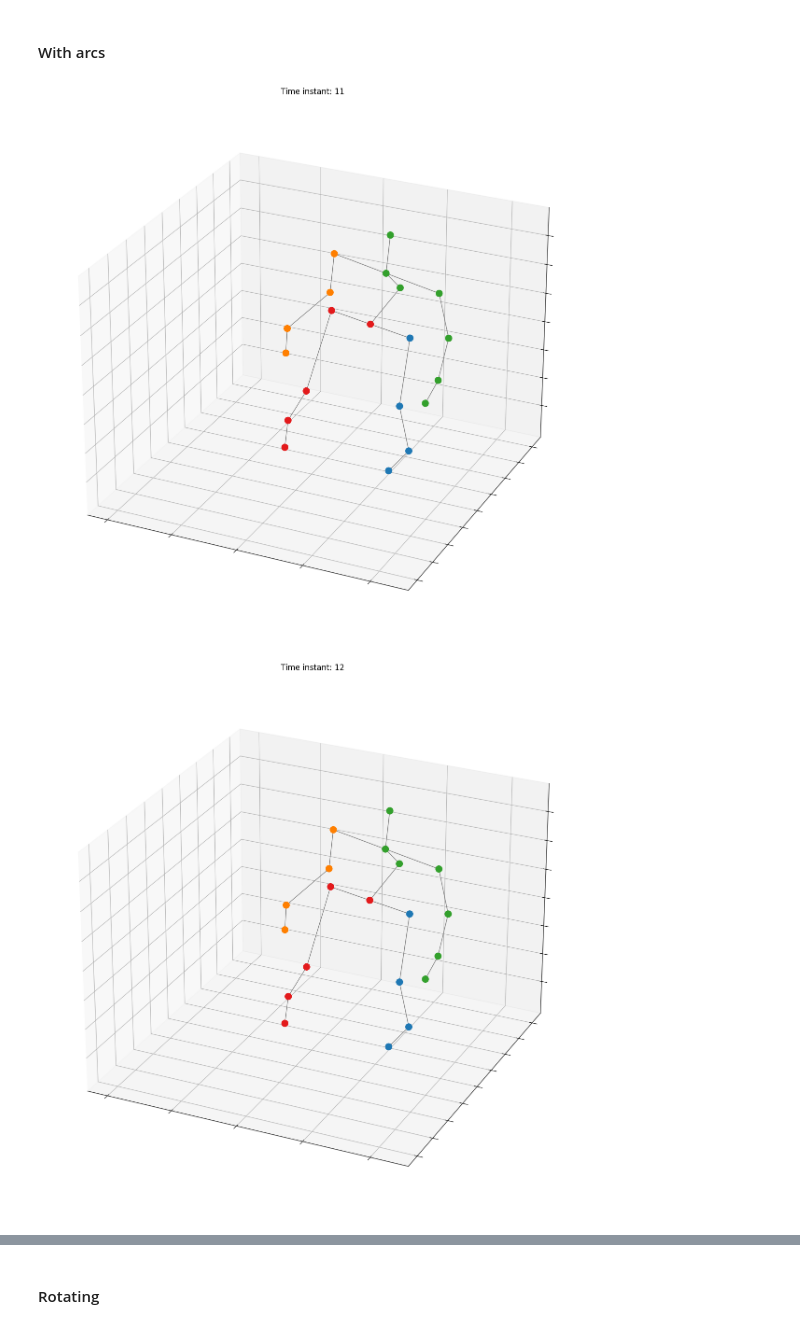
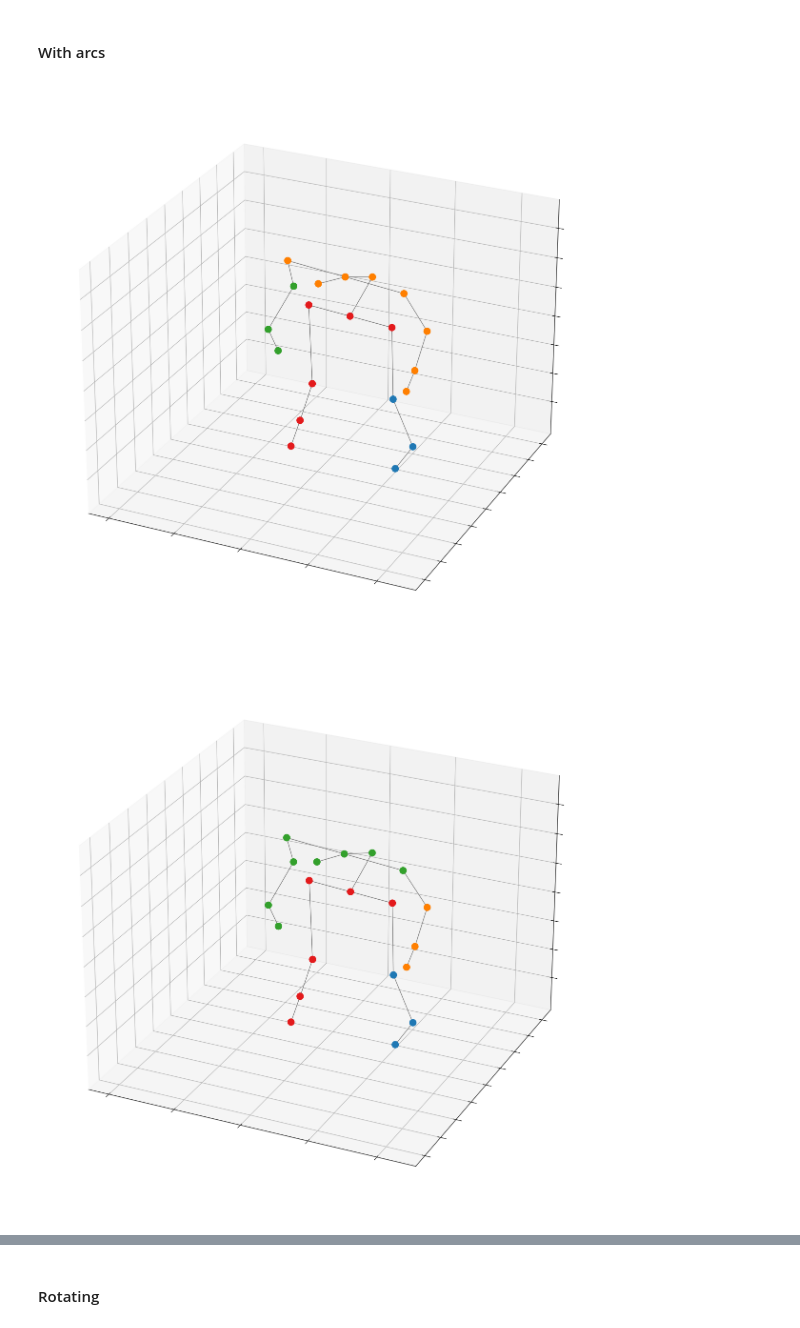
Before and after one commit to gaggioaxel/OoM-Thesis, a Jupyter notebook: code/src/OoM.ipynb, the cells around one changed output, grey strips where cells are left out. Saved outputs shown, nothing was run; the diff lists cells and outputs as text; code cells hidden in the pictures.

```diff
--- a/code/src/OoM.ipynb
+++ b/code/src/OoM.ipynb
@@ -197,13 +196,13 @@ posTableX = posTable.iloc[:,::3]
 posTableY = posTable.iloc[:,1::3]
 posTableZ = posTable.iloc[:,2::3]
 
-reducedPosX = pd.concat([posTableX[reduced20MarkersToFullMarkersX[colName+'_X']].mean(axis=1) for colName in reducedMarkerNames],axis=1,keys=[name+'_X' for name in reducedMarkerNames])
-reducedPosY = pd.concat([posTableY[reduced20MarkersToFullMarkersY[colName+'_Y']].mean(axis=1) for colName in reducedMarkerNames],axis=1,keys=[name+'_Y' for name in reducedMarkerNames])
-reducedPosZ = pd.concat([posTableZ[reduced20MarkersToFullMarkersZ[colName+'_Z']].mean(axis=1) for colName in reducedMarkerNames],axis=1,keys=[name+'_Z' for name in reducedMarkerNames])
+reducedPosTableX = pd.concat([posTableX[reduced20MarkersToFullMarkersX[colName+'_X']].mean(axis=1) for colName in reducedMarkerNames],axis=1,keys=[name+'_X' for name in reducedMarkerNames])
+reducedPosTableY = pd.concat([posTableY[reduced20MarkersToFullMarkersY[colName+'_Y']].mean(axis=1) for colName in reducedMarkerNames],axis=1,keys=[name+'_Y' for name in reducedMarkerNames])
+reducedPosTableZ = pd.concat([posTableZ[reduced20MarkersToFullMarkersZ[colName+'_Z']].mean(axis=1) for colName in reducedMarkerNames],axis=1,keys=[name+'_Z' for name in reducedMarkerNames])
 
-reducedPosX = reducedPosX - reducedPosX.mean()
-reducedPosY = reducedPosY - reducedPosY.mean(axis=0)
-reducedPosZ = reducedPosZ - reducedPosZ.mean(axis=0)
+reducedPosTableX = reducedPosTableX - reducedPosTableX.mean(axis=None)
+reducedPosTableY = reducedPosTableY - reducedPosTableY.mean(axis=None)
+reducedPosTableZ = reducedPosTableZ - reducedPosTableZ.mean(axis=None)
 
 def xyz_tables_to_xyz_columns(tablesList):
     xTable,yTable,zTable = tablesList
@@ -212,7 +211,7 @@ def xyz_tables_to_xyz_columns(tablesList):
         mergedTable = pd.concat([mergedTable,xTable.iloc[:,joint],yTable.iloc[:,joint],zTable.iloc[:,joint]],axis=1)
     return mergedTable
 
-reducedPos = xyz_tables_to_xyz_columns([reducedPosX,reducedPosY,reducedPosZ])
-reducedPos.head()
+reducedPosTable = xyz_tables_to_xyz_columns([reducedPosTableX,reducedPosTableY,reducedPosTableZ])
+reducedPosTable.head()
 # %% [output]
 |  | left_foot_X | left_foot_Y | left_foot_Z | right_foot_X | right_foot_Y | right_foot_Z | left_ank_X | ... |
@@ -1324,10 +1387,10 @@ edges = np.array(list(zip(jointsFrom,jointsTo))+list(zip(jointsTo,jointsFrom)))
 adjacencyMatrix = np.zeros((20,20),dtype=bool)
 adjacencyMatrix[edges[:,0],edges[:,1]] = True
 
-def update_graph(timeInstant,prevLabels=None,draw=True):
+def smooth_cluster_labels(timeInstant,prevLabels=None,draw=True,apply=True):
     weightMatrix = calculate_weight_matrix(featureTable.iloc[timeInstant],adjacencyMatrix)
     predicted_labels = shi_malik_spectral_clustering_matlab_version(weightMatrix)
-    if prevLabels is not None:
+    if prevLabels is not None and apply:
         predicted_labels = compute_minimum_weight_cluster(prevLabels,predicted_labels,'MWPM')
 
     if draw:
@@ -1353,14 +1416,18 @@ def update_graph(timeInstant,prevLabels=None,draw=True):
 
 currLabels = None
 for timeInstant in range(-len(featuresTable)):  # WARNING SET TO -len() to prevent rerunning each time
-    currLabels = update_graph(timeInstant,currLabels)
+    currLabels = smooth_cluster_labels(timeInstant,currLabels)
     time.sleep(0.1)
 
 fixedJointLabels = np.zeros((len(featuresTable)+1,20),dtype=int)
 weightMatrices = np.zeros((len(allNodes),len(allNodes),len(featuresTable)))
 for timeInstant in range(len(featuresTable)):
-    weightMatrices[:,:,timeInstant], fixedJointLabels[timeInstant+1,:] = update_graph(timeInstant, fixedJointLabels[timeInstant] if timeInstant > 0 else None,draw=False)
+    weightMatrices[:,:,timeInstant], fixedJointLabels[timeInstant+1,:] = smooth_cluster_labels(timeInstant, fixedJointLabels[timeInstant] if timeInstant > 0 else None,draw=False)
 fixedJointLabels = fixedJointLabels[1:,:]
+originalJointLabels = np.zeros((len(featuresTable)+1,20),dtype=int)
+for timeInstant in range(len(featuresTable)):
+    _, originalJointLabels[timeInstant+1,:] = smooth_cluster_labels(timeInstant,originalJointLabels[timeInstant] if timeInstant > 0 else None,draw=False,apply=False)
+originalJointLabels = originalJointLabels[1:,:]
 # %%
 from matplotlib import pyplot as plt
 %matplotlib
@@ -1500,7 +1567,7 @@ plt.close(fig)
 #### With arcs
 # %%
 from matplotlib import pyplot as plt
-#%matplotlib inline
+%matplotlib inline
 import numpy as np
 from IPython.display import clear_output, display
 import time
@@ -1521,10 +1588,11 @@ ax.set_ylim([minMax[0, 1], minMax[1, 1]])
 ax.set_zlim([minMax[0, 2], minMax[1, 2]])
 
 time_indices = range(-len(posTableX))
-jointColors = np.vectorize(lambda joint: color_pool[joint])(fixedJointLabels)
+fixedJointColors = np.vectorize(lambda joint: color_pool[joint])(fixedJointLabels)
+originalJointColors = np.vectorize(lambda joint: color_pool[joint])(originalJointLabels)
 
 # Loop through each time instant and plot results
-for time_index in range(11,13):#len(posTableX)):  # MODIFY TO ENABLE REMOVING THE MINUS
+for time_index in range(138,140):#len(posTableX)):  # MODIFY TO ENABLE REMOVING THE MINUS
     #clear_output(wait=True)
     ax.cla()
 
@@ -1532,37 +1600,35 @@ for time_index in range(11,13):#len(posTableX)):  # MODIFY TO ENABLE REMOVING TH
     filteredY = posTableY.iloc[time_index]
     filteredZ = posTableZ.iloc[time_index]
 
-    ax.scatter(filteredX, filteredY, filteredZ, c=jointColors[time_index, :],alpha=1,s=100)
+    ax.scatter(filteredX, filteredY, filteredZ, c=fixedJointColors[time_index, :],alpha=1,s=100)
 
     ax.set_xlim([minMax[0, 0], minMax[1, 0]])
     ax.set_ylim([minMax[0, 1], minMax[1, 1]])
     ax.set_zlim([minMax[0, 2], minMax[1, 2]])
 
     #ax.set_xlabel('X', fontsize=12)
     #ax.set_ylabel('Y', fontsize=12)
     #ax.set_zlabel('Z', fontsize=12)
-    ax.set_title("Time instant: " + str(time_index))
+    #ax.set_title("optimal clustering at t = " + str(time_index))
 
     # Add edges based on the weight matrix
     for i in range(20):
         for j in range(i + 1, 20):
             if adjacencyMatrix[i,j]:
                 ax.plot([filteredX[i], filteredX[j]],
                         [filteredY[i], filteredY[j]],
                         [filteredZ[i], filteredZ[j]],
                         color='gray', linestyle='-', linewidth=1)
                 #ax.text((filteredX[i]+filteredX[j])/2, (filteredY[i]+filteredY[j])/2, (filteredZ[i]+filteredZ[j])/2, str(weightMatrices[i,j,time_index])[:5], horizontalalignment='center',fontsize=8, color='black')
     ax.set_xticklabels([])
     ax.set_yticklabels([])
     ax.set_zticklabels([])
     ax.grid(True)
     ax.view_init(elev=26, azim=-65)
     display(fig)
-
-
-    time.sleep(0.05)  # Add a delay to control animation speed
+    time.sleep(0.05)
 
 plt.close(fig)
 # %% [output]
-[figure, old version]
+[figure, new version]
-[figure, old version]
+[figure, new version]
```
Also changed, not shown: parts of 11 cells of this notebook, 2 other files.
